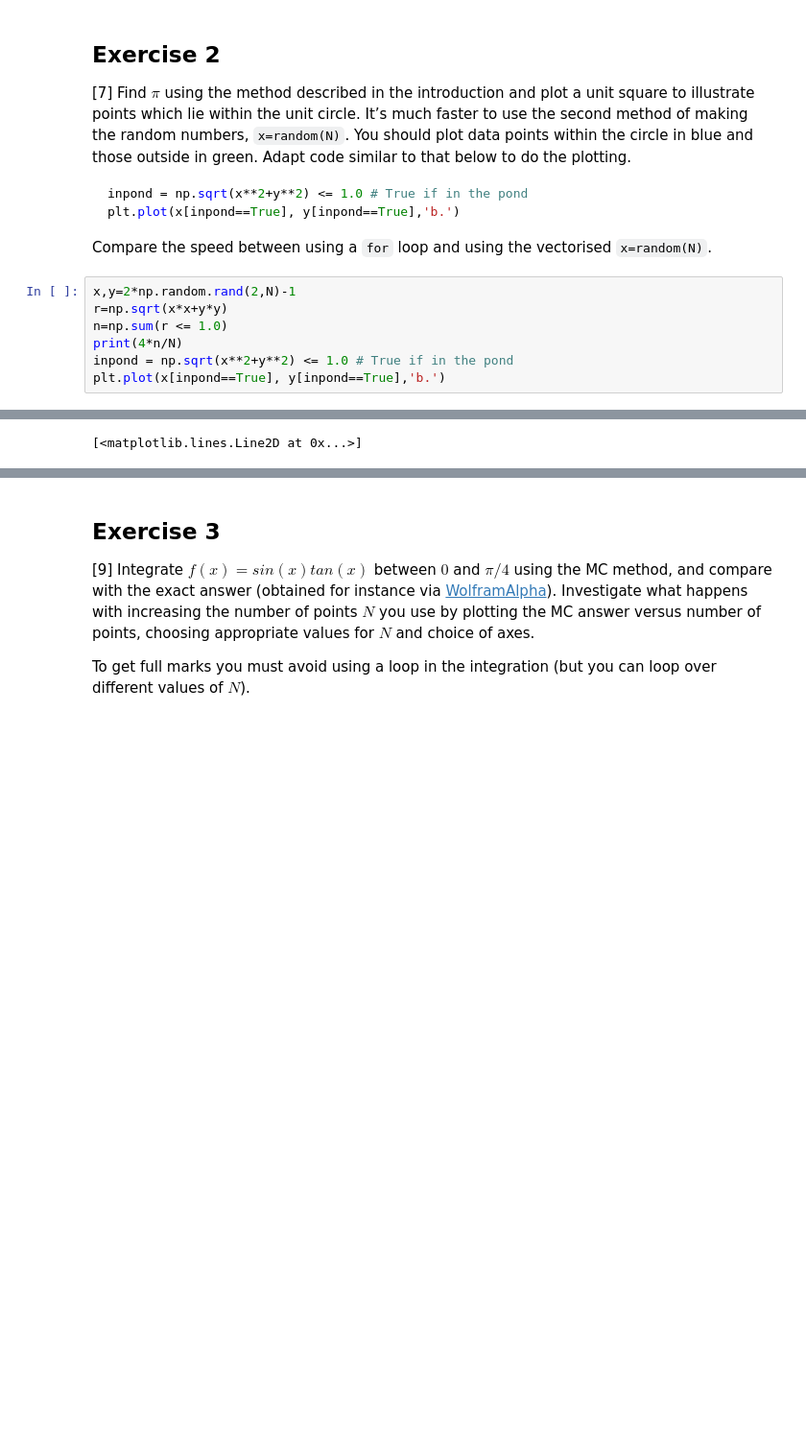
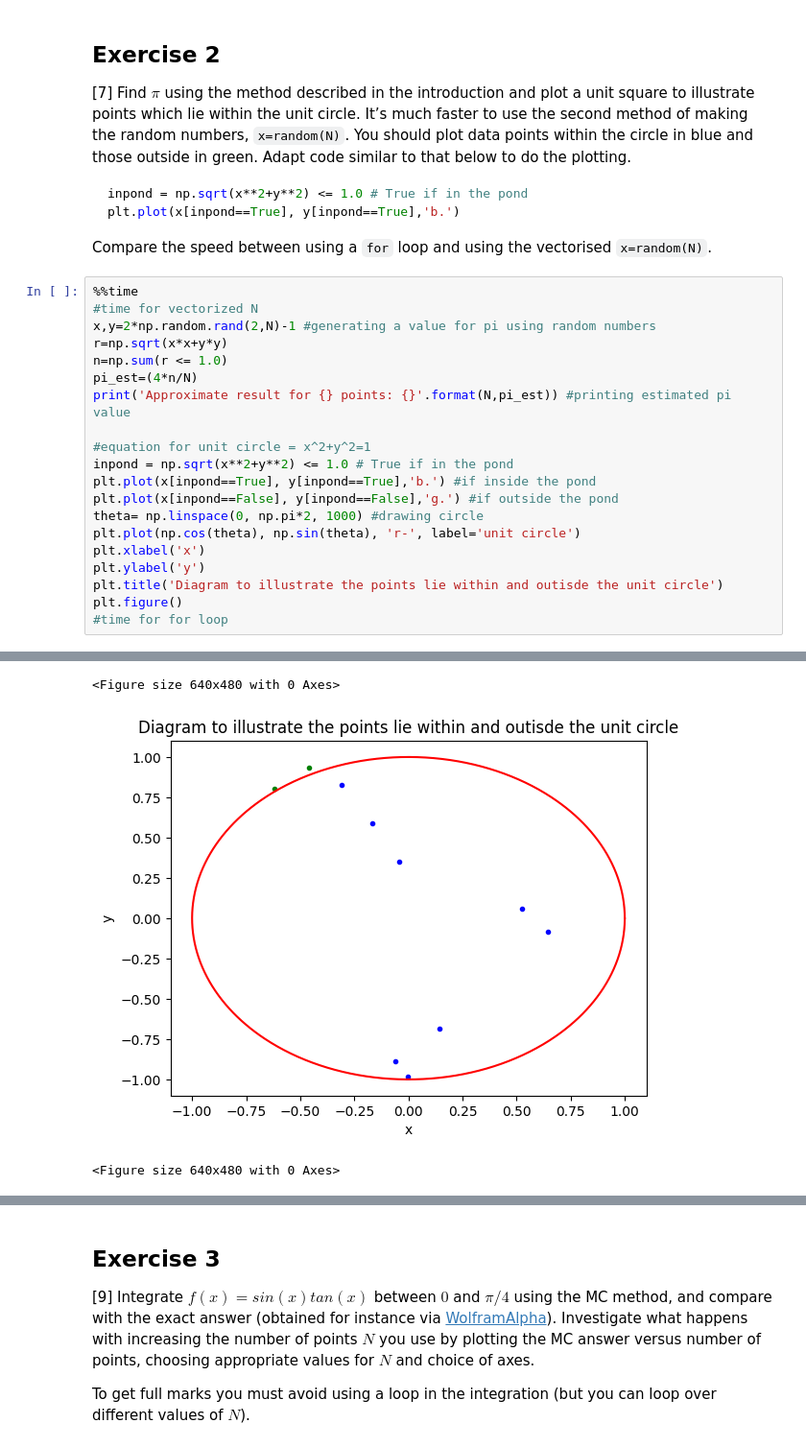
Before and after one commit to PX2145-2025/week-6-b-Anest-Cunliffe, a Jupyter notebook: Monte_Carlo.ipynb, the cells around one changed output, grey strips where cells are left out. Shown at 96% size. Drawn from its saved outputs; the diff is of its cells as text; blank space fills up the shorter version.

````diff
--- a/Monte_Carlo.ipynb
+++ b/Monte_Carlo.ipynb
@@ -255,10 +258,23 @@ plt.plot(x[inpond==True], y[inpond==True],'b.')
 ```
  Compare the speed between using a `for` loop and using the vectorised `x=random(N)`.
 # %%
-x,y=2*np.random.rand(2,N)-1
+%%time
+#time for vectorized N
+x,y=2*np.random.rand(2,N)-1 #generating a value for pi using random numbers
 r=np.sqrt(x*x+y*y)
 n=np.sum(r <= 1.0)
-print(4*n/N)
+pi_est=(4*n/N)
+print('Approximate result for {} points: {}'.format(N,pi_est)) #printing estimated pi value
+
+#equation for unit circle = x^2+y^2=1
 inpond = np.sqrt(x**2+y**2) <= 1.0 # True if in the pond
-plt.plot(x[inpond==True], y[inpond==True],'b.')
+plt.plot(x[inpond==True], y[inpond==True],'b.') #if inside the pond
+plt.plot(x[inpond==False], y[inpond==False],'g.') #if outside the pond
+theta= np.linspace(0, np.pi*2, 1000) #drawing circle
+plt.plot(np.cos(theta), np.sin(theta), 'r-', label='unit circle')
+plt.xlabel('x')
+plt.ylabel('y')
+plt.title('Diagram to illustrate the points lie within and outisde the unit circle')
+plt.figure()
+#time for for loop
 # %% [output]
@@ -266 +284,3 @@ plt.plot(x[inpond==True], y[inpond==True],'b.')
-[<matplotlib.lines.Line2D at 0x...>]
+<Figure size 640x480 with 0 Axes>
+[figure, added]
+<Figure size 640x480 with 0 Axes>
````
Also changed, not shown: parts of 12 cells of this notebook.
